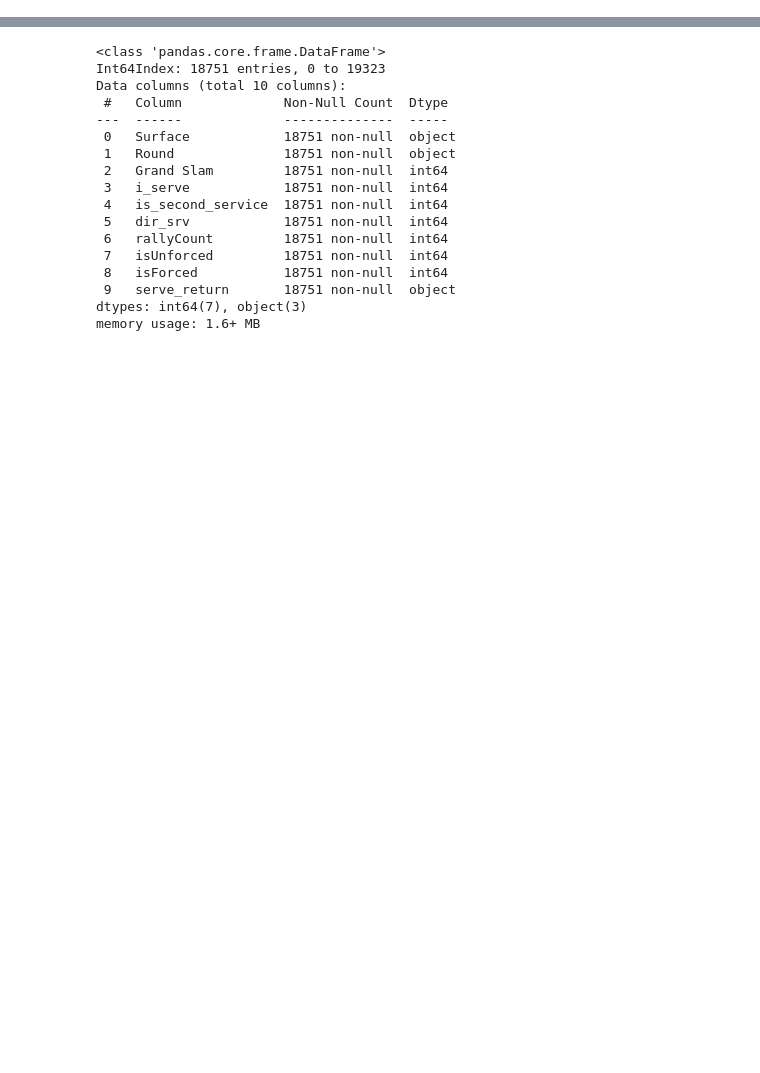
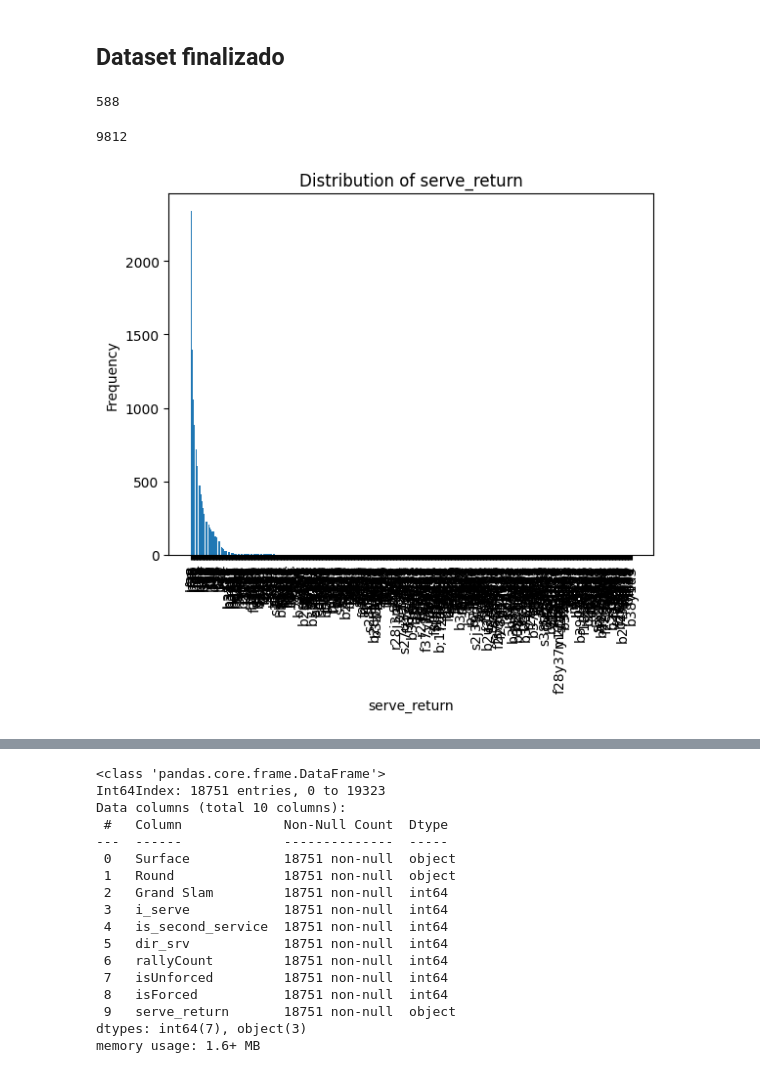
Before and after one commit to eduardoscovino/tennis-analytics, a Jupyter notebook: tennis-analytics-rede-neural-v2.ipynb, the cells around one changed output, grey strips where cells are left out. Drawn from its saved outputs; the diff is of its cells as text; code cells hidden in the pictures; blank space fills up the shorter version.

```diff
--- a/tennis-analytics-rede-neural-v2.ipynb
+++ b/tennis-analytics-rede-neural-v2.ipynb
@@ -140,0 +107,10 @@ memory usage: 5.9+ MB
+# %% [markdown]
+## Dataset finalizado ##
+# %%
+df['serve_return'].nunique()
+# %% [output]
+588
+# %%
+df['rally_desc'].nunique()
+# %% [output]
+9812
@@ -140,0 +119,12 @@ memory usage: 5.9+ MB
+# %%
+serve_return_column = df["serve_return"]
+value_counts = serve_return_column.value_counts()
+
+plt.bar(value_counts.index, value_counts.values )
+plt.xlabel("serve_return")
+plt.ylabel("Frequency")
+plt.title("Distribution of serve_return")
+plt.xticks(rotation=90)
+plt.show()
+# %% [output]
+[figure, added]
```
Also changed, not shown: parts of 38 cells of this notebook.
